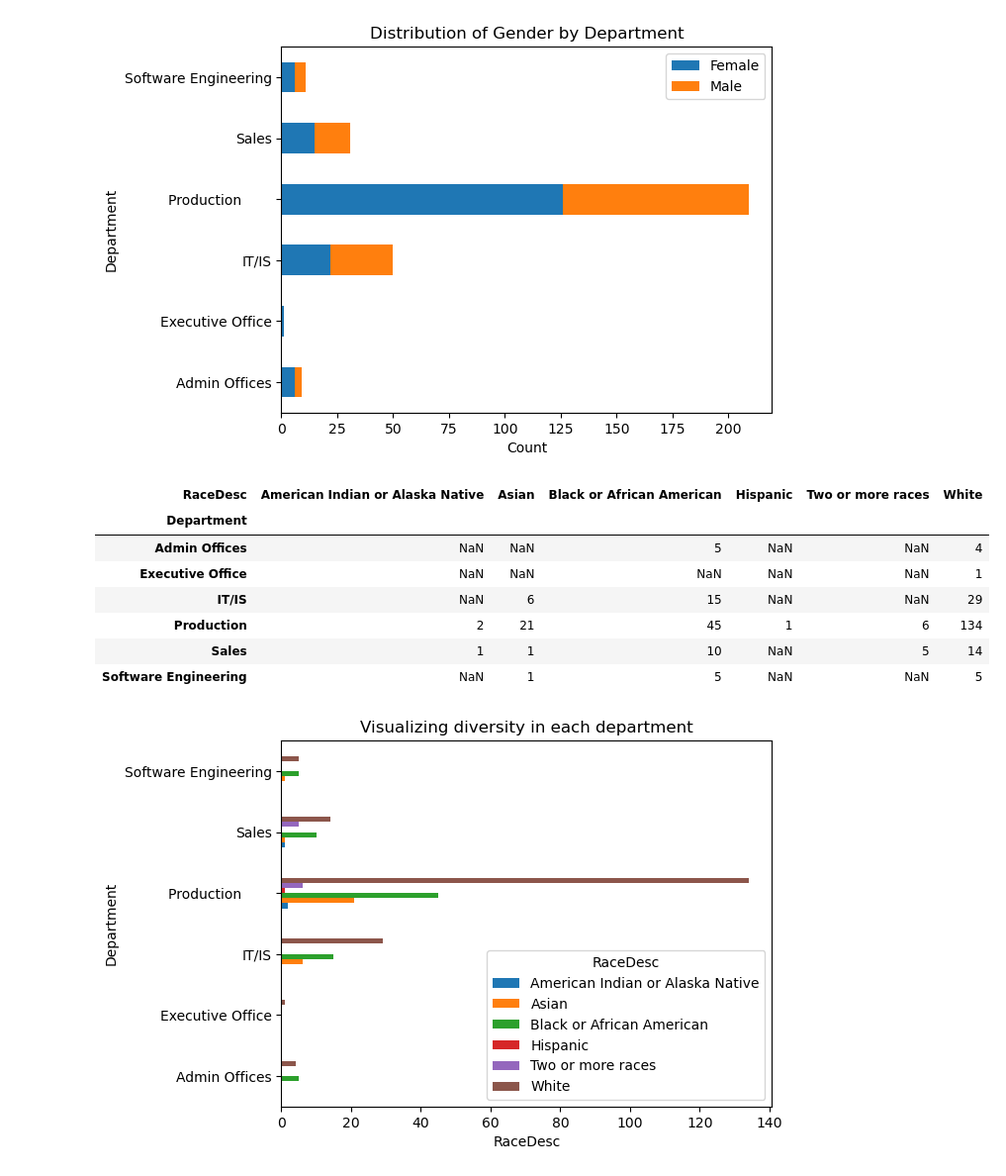
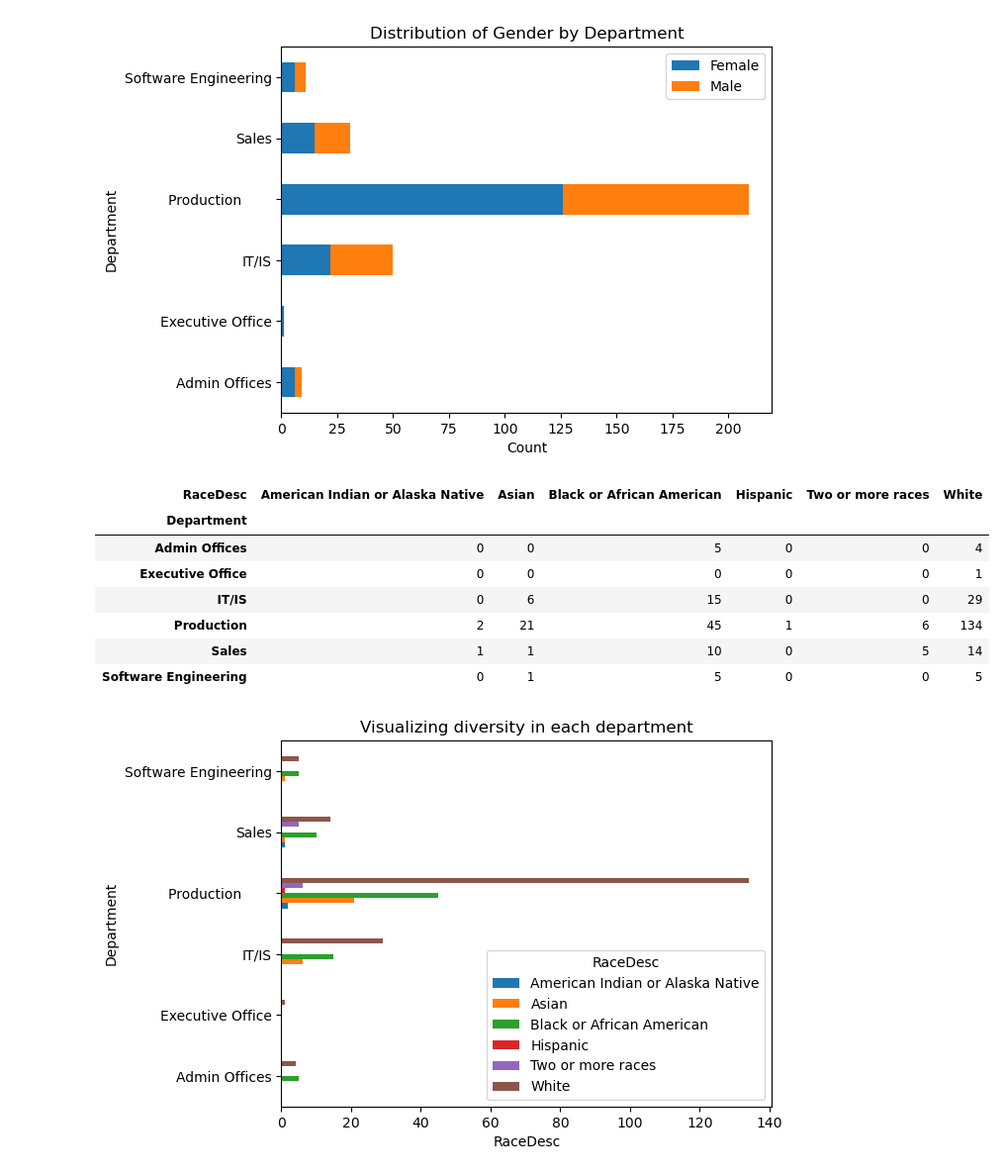
Before and after one commit to GizemSam/HR-Analytics, a Jupyter notebook: HR_Analytics.ipynb, the cells around one changed output. Shown at 99% size. Drawn from its saved outputs; the diff is of its cells as text; code cells hidden in the pictures.

```diff
--- a/HR_Analytics.ipynb
+++ b/HR_Analytics.ipynb
@@ -121,16 +122,17 @@ plt.show()
 # %%
 #Visualizing diversity in each department
 groupra = df.groupby(['Department', 'RaceDesc'])['Employee_Name'].count().unstack()
+groupra = groupra.fillna(0)
 groupra
 # %% [output]
 | RaceDesc | American Indian or Alaska Native | Asian | Black or African American | Hispanic | Two or more races | White |
 | Department |  |  |  |  |  |  |
-| Admin Offices | NaN | NaN | 5 | NaN | NaN | 4 |
-| Executive Office | NaN | NaN | NaN | NaN | NaN | 1 |
-| IT/IS | NaN | 6 | 15 | NaN | NaN | 29 |
+| Admin Offices | 0 | 0 | 5 | 0 | 0 | 4 |
+| Executive Office | 0 | 0 | 0 | 0 | 0 | 1 |
+| IT/IS | 0 | 6 | 15 | 0 | 0 | 29 |
 | Production | 2 | 21 | 45 | 1 | 6 | 134 |
-| Sales | 1 | 1 | 10 | NaN | 5 | 14 |
-| Software Engineering | NaN | 1 | 5 | NaN | NaN | 5 |
+| Sales | 1 | 1 | 10 | 0 | 5 | 14 |
+| Software Engineering | 0 | 1 | 5 | 0 | 0 | 5 |
 # %%
 groupra.plot(kind="barh")
 plt.title("Visualizing diversity in each department")
```
Also changed, not shown: parts of 2 cells of this notebook.
